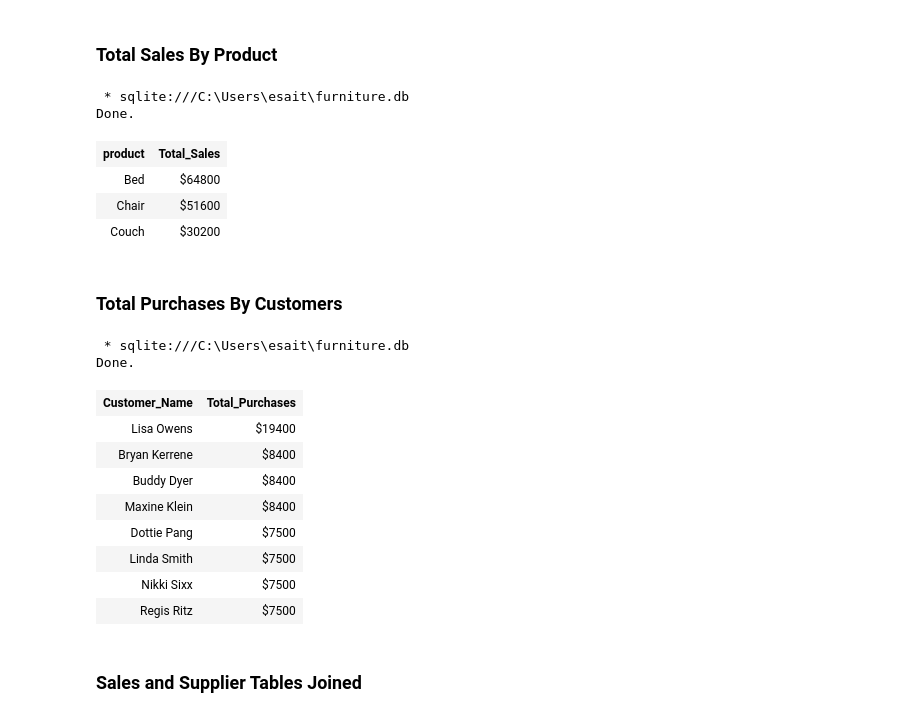
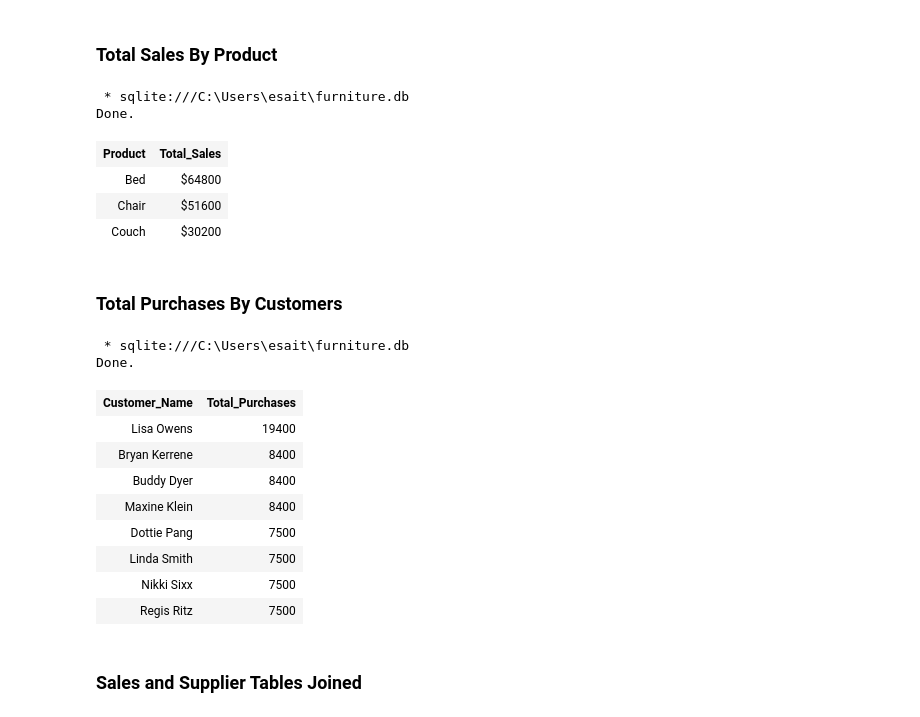
Before and after one commit to elakew/furniture_sales, a Jupyter notebook: furniture sales analysis.ipynb, the cells around one changed output. Saved outputs shown, nothing was run; the diff lists cells and outputs as text; code cells hidden in the pictures.

```diff
--- a/furniture sales analysis.ipynb
+++ b/furniture sales analysis.ipynb
@@ -51,12 +51,12 @@ Country TEXT);]
 # %%
 %%sql
 /* TOTAL SALES BY PRODUCT */
-SELECT product, ('$' || SUM(price)) AS Total_Sales
+SELECT product as Product, ('$' || SUM(price)) AS Total_Sales
 FROM sales GROUP BY product ORDER BY Total_Sales desc;
 # %% [output]
  * sqlite:///C:\Users\esait\furniture.db
 Done.
-| product | Total_Sales |
+| Product | Total_Sales |
 | Bed | $64800 |
 | Chair | $51600 |
 | Couch | $30200 |
@@ -65,21 +65,21 @@ Done.
 # %%
 %%sql
 /* TOTAL PURCHASES BY CUSTOMERS WHO SPENT MORE THAN $5,000 */
-SELECT name AS Customer_Name, ('$' || SUM(price)) AS Total_Purchases
+SELECT name AS Customer_Name, (SUM(price)) AS Total_Purchases
 FROM sales GROUP BY name HAVING SUM(price) > 5000
 ORDER BY SUM(price) desc;
 # %% [output]
  * sqlite:///C:\Users\esait\furniture.db
 Done.
 | Customer_Name | Total_Purchases |
-| Lisa Owens | $19400 |
-| Bryan Kerrene | $8400 |
-| Buddy Dyer | $8400 |
-| Maxine Klein | $8400 |
-| Dottie Pang | $7500 |
-| Linda Smith | $7500 |
-| Nikki Sixx | $7500 |
-| Regis Ritz | $7500 |
+| Lisa Owens | 19400 |
+| Bryan Kerrene | 8400 |
+| Buddy Dyer | 8400 |
+| Maxine Klein | 8400 |
+| Dottie Pang | 7500 |
+| Linda Smith | 7500 |
+| Nikki Sixx | 7500 |
+| Regis Ritz | 7500 |
 # %% [markdown]
 ### Sales and Supplier Tables Joined
 # %%
```
Also changed, not shown: parts of 3 cells of this notebook.
